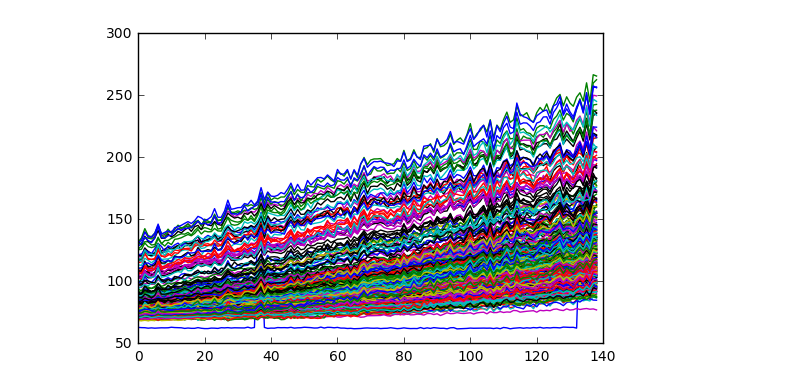
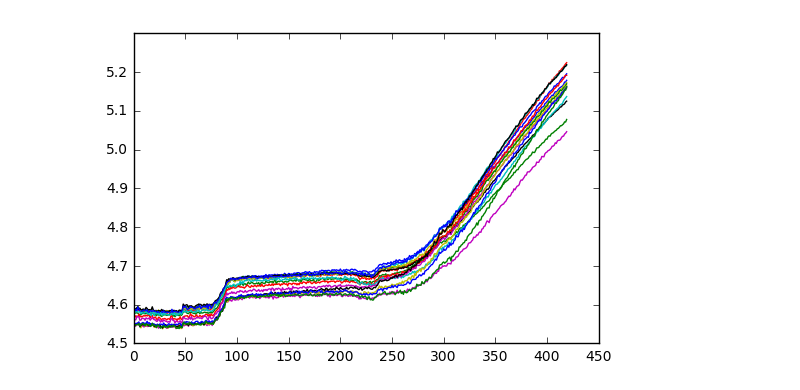
Before and after one commit to RudgeLab/FluoPi, a Jupyter notebook: Analysis.ipynb, the cells around one changed output. Drawn from its saved outputs; the diff is of its cells as text; code cells hidden in the pictures.

```diff
--- a/Analysis.ipynb
+++ b/Analysis.ipynb
@@ -47,5 +56,5 @@ plt.colorbar()
 # %%
 from skimage.filters import gaussian
-sim = gaussian(ims_sum, 1.5)
-nsim = (sim-sim.min())/(sim.max()-sim.min())
+simsub = gaussian(ims_sum, 2)
+nsimsub = (simsub-simsub.min())/(simsub.max()-simsub.min())
 # %%
@@ -57,6 +66,6 @@ plt.colorbar()
 # %%
 import skimage.feature as skfeat
-A = skfeat.blob_log(nsim, min_sigma=1, max_sigma=10, num_sigma=10, threshold=0.05, overlap=0.8)
+A = skfeat.blob_log(nsimsub, min_sigma=1.0, max_sigma=10.0, num_sigma=100, threshold=0.25, overlap=0.8)
 # %%
 A.shape
 #A[1:10,:]
@@ -72,0 +82,11 @@ for i in range(len(A)):
+# %%
+i=17
+x = A[i,0]
+y = A[i,1]
+r = 2*A[i,2]
+roi = imssub[x-r:x+r,y-r:y+r,:]
+plt.imshow(roi[:,:,400], interpolation='none')
+plt.colorbar()
+plt.figure()
+plt.plot(roi.mean(axis=(0,1)))
+x,y,r
@@ -72,0 +97,15 @@ for i in range(len(A)):
+# %%
+R = np.zeros((420,))
+for i in range(420):
+    roi200 = roi[:,:,i].astype(np.float32)
+    nroi200 = (roi200-roi200.min())/(roi200.max()-roi200.min())
+    AA = skfeat.blob_log(nroi200, min_sigma=1.0, max_sigma=10.0, num_sigma=200, threshold=0.25, overlap=0.8)
+    if len(AA)>0:
+        R[i] = AA[0,2]
+'''
+print AA
+plt.imshow(roi200, interpolation='none')
+plt.figure()
+plt.plot(roi200[7,:])
+'''
+plt.plot(R*R)
@@ -73,12 +115,12 @@ for i in range(len(A)):
 # %%
-for i in range(len(A)):
+for i in range(2,len(A)):
     x = A[i,0]
     y = A[i,1]
     r = 2*A[i,2]
-    roi = ims[x-r:x+r,y-r:y+r,:]/(r*r)
-    plt.plot(roi.sum(axis=(0,1)))
+    roi = imssub[x-r:x+r,y-r:y+r,:]
+    plt.plot(np.log(roi.mean(axis=(0,1))))
     plt.hold(True)
 plt.legend()
 # %% [output]
-[figure, old version]
+[figure, new version]
 # %%
```
Also changed, not shown: parts of 20 cells of this notebook, 1 other file.
